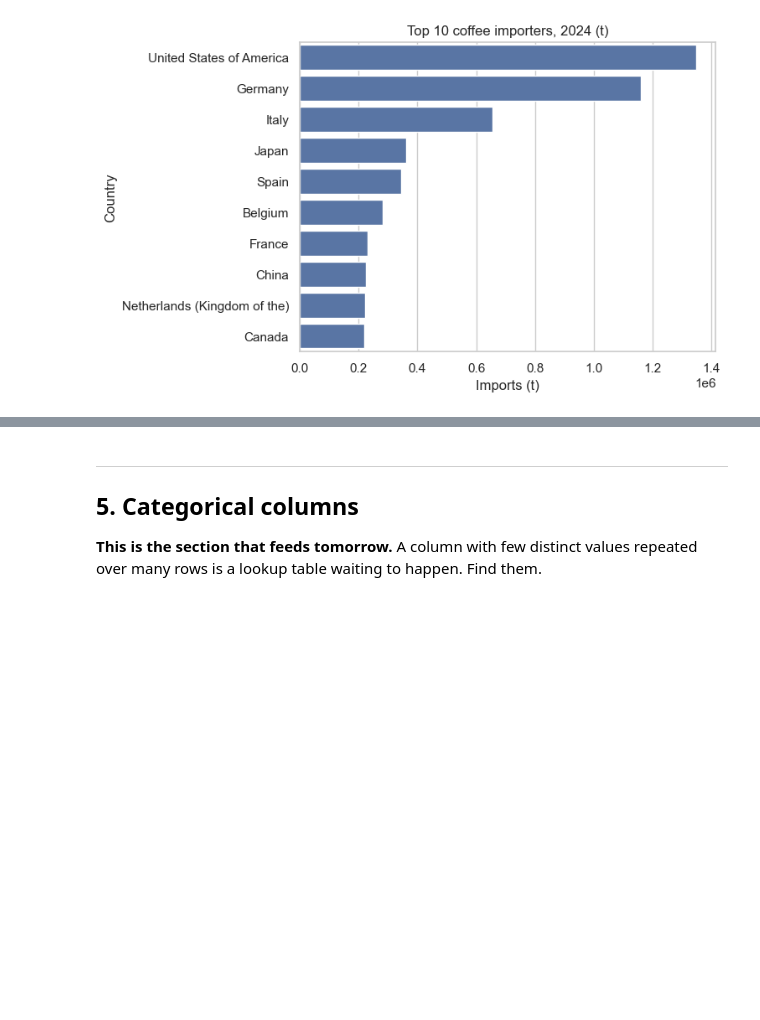
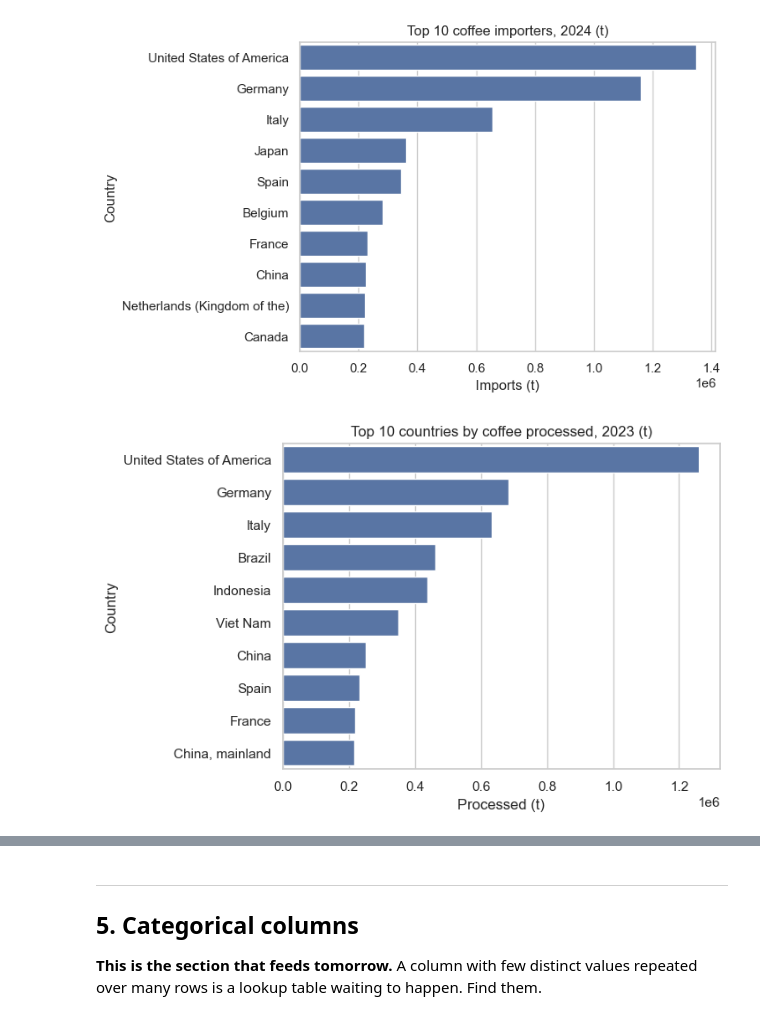
Before and after one commit to benjiro000/project-1-eda, a Jupyter notebook: notebooks/01_eda.ipynb, the cells around one changed output, grey strips where cells are left out. Saved outputs shown, nothing was run; the diff lists cells and outputs as text; code cells hidden in the pictures; blank space fills up the shorter version.

```diff
--- a/notebooks/01_eda.ipynb
+++ b/notebooks/01_eda.ipynb
@@ -347,3 +249,13 @@ plt.ylabel("Country")
 plt.show()
 # %% [output]
 [figure]
+# %%
+top10_proc = processed[processed["Year"] == 2023].nlargest(10, "Value")
+
+sns.barplot(data=top10_proc, x="Value", y="Area")
+plt.title("Top 10 countries by coffee processed, 2023 (t)")
+plt.xlabel("Processed (t)")
+plt.ylabel("Country")
+plt.show()
+# %% [output]
+[figure, added]
```
Also changed, not shown: parts of 23 cells of this notebook.
